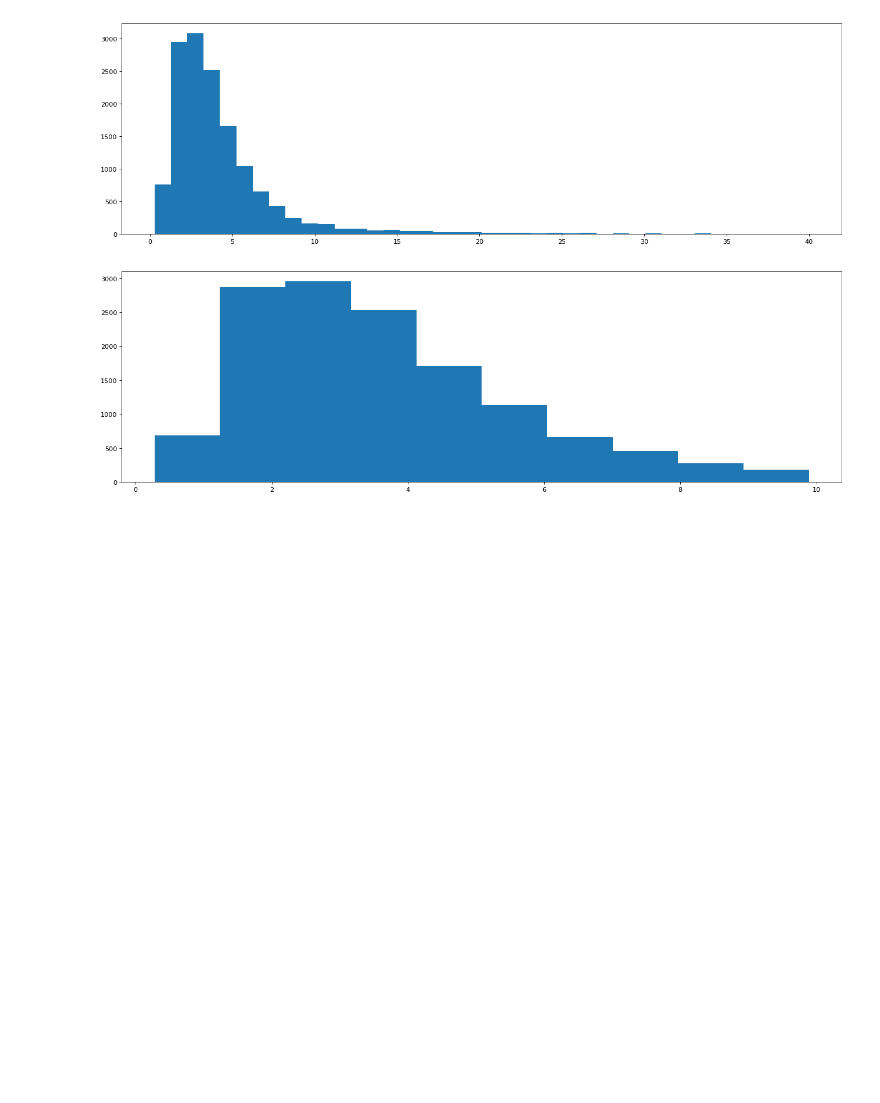
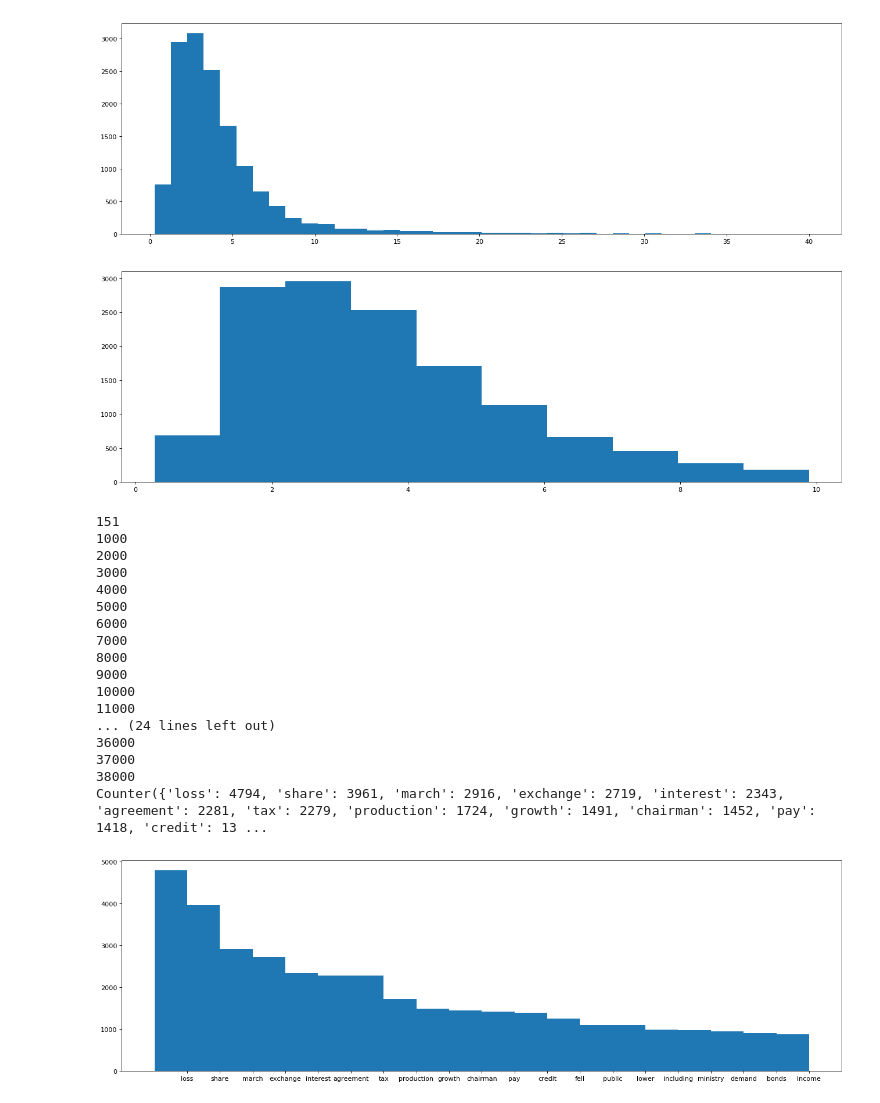
Before and after one commit to lucerne/com_metrics_chatbot, a Jupyter notebook: code/analysis/analysis_article_reuter.ipynb, the cells around one changed output. Drawn from its saved outputs; the diff is of its cells as text; code cells hidden in the pictures; blank space fills up the shorter version.

```diff
--- a/code/analysis/analysis_article_reuter.ipynb
+++ b/code/analysis/analysis_article_reuter.ipynb
@@ -20,6 +20,8 @@ filename = '/home/luluvyd/corpus/Reuters21578/reuter-article.txt'
 '''document in line format'''
 # %% [output]
 'document in line format'
+# %%
+nlp = spacy.load('en_core_web_md')
 # %%
 emos = loadEmotionWords('/home/luluvyd/corpus/NRC-Emotion-Lexicon-v0.92/Generated-EmotionWords.txt')
 # %%
@@ -65,3 +67,49 @@ plt.hist(scoresPer,bins=n_bins)
 plt.show()
 # %% [output]
 [figure]
+# %%
+def articleEmos(infile, emos):
+    '''return a counter of emotional words'''
+    line = infile.readline()
+    print(len(line))
+    i = 1
+    counter = Counter()
+    while line:
+        doc = nlp(line)
+        counter += analyzeEmotionWords(doc, emos)
+        i += 1
+        if (i % 1000 == 0):
+            print(i)
+        line = infile.readline()
+    return counter
+# %%
+with open(filename, 'r', errors='replace') as f:
+    counterEmos = articleEmos(f, emos)
+
+print(counterEmos)
+plt.figure(num=None, figsize=(20, 6), dpi=80, facecolor='w', edgecolor='k')
+labels, values = rankCounter(counterEmos)
+indexes = np.arange(len(labels))
+width = 1
+plt.bar(indexes, values, width)
+plt.xticks(indexes + width * 0.5, labels)
+plt.show()
+# %% [output]
+151
+1000
+2000
+3000
+4000
+5000
+6000
+7000
+8000
+9000
+10000
+11000
+... (24 lines left out)
+36000
+37000
+38000
+Counter({'loss': 4794, 'share': 3961, 'march': 2916, 'exchange': 2719, 'interest': 2343, 'agreement': 2281, 'tax': 2279, 'production': 1724, 'growth': 1491, 'chairman': 1452, 'pay': 1418, 'credit': 13 ...
+[figure, added]
```
Also changed, not shown: 1 other file.
